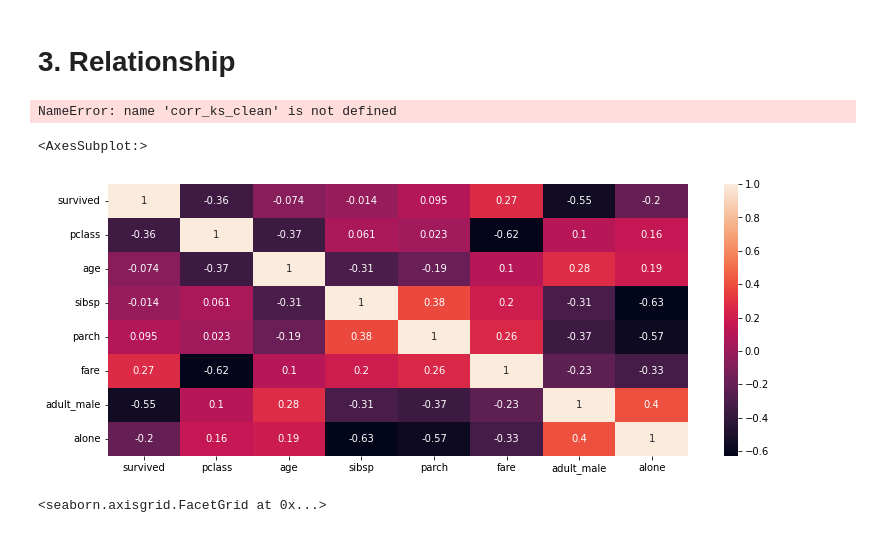
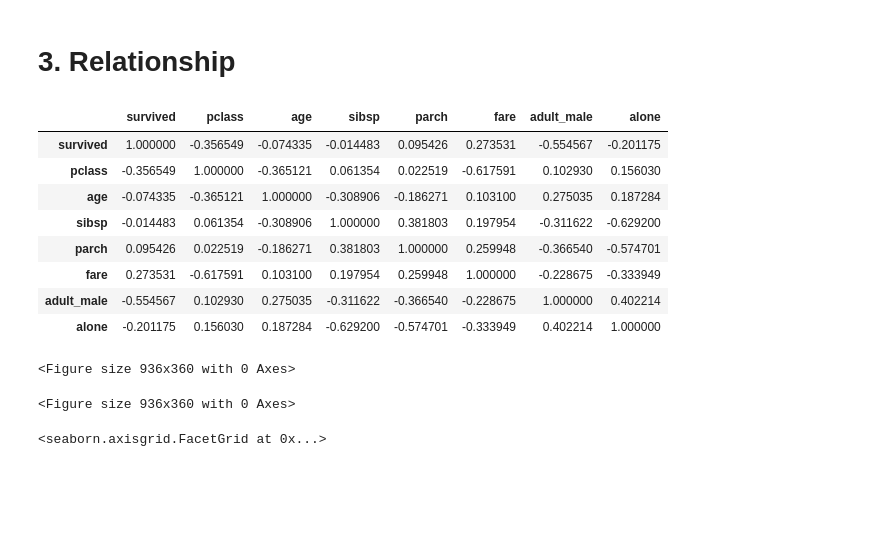
Before and after one commit to Faizack/Data-Science-with-Python, a Jupyter notebook: EDA (Day-14)/EDA.ipynb, the cells around one changed output. Saved outputs shown, nothing was run; the diff lists cells and outputs as text; code cells hidden in the pictures; blank space fills up the shorter version.

```diff
--- a/EDA (Day-14)/EDA.ipynb
+++ b/EDA (Day-14)/EDA.ipynb
@@ -357,15 +354,22 @@ pd.value_counts(ks_clean['pclass']).plot.bar()
 
 # 3. Relationship
 # %%
-corr_ks_clean.corr()
+ks_clean.corr()
 # %% [output]
-NameError: name 'corr_ks_clean' is not defined
+|  | survived | pclass | age | sibsp | parch | fare | adult_male | alone |
+| survived | 1.000000 | -0.356549 | -0.074335 | -0.014483 | 0.095426 | 0.273531 | -0.554567 | -0.201175 |
+| pclass | -0.356549 | 1.000000 | -0.365121 | 0.061354 | 0.022519 | -0.617591 | 0.102930 | 0.156030 |
+| age | -0.074335 | -0.365121 | 1.000000 | -0.308906 | -0.186271 | 0.103100 | 0.275035 | 0.187284 |
+| sibsp | -0.014483 | 0.061354 | -0.308906 | 1.000000 | 0.381803 | 0.197954 | -0.311622 | -0.629200 |
+| parch | 0.095426 | 0.022519 | -0.186271 | 0.381803 | 1.000000 | 0.259948 | -0.366540 | -0.574701 |
+| fare | 0.273531 | -0.617591 | 0.103100 | 0.197954 | 0.259948 | 1.000000 | -0.228675 | -0.333949 |
+| adult_male | -0.554567 | 0.102930 | 0.275035 | -0.311622 | -0.366540 | -0.228675 | 1.000000 | 0.402214 |
+| alone | -0.201175 | 0.156030 | 0.187284 | -0.629200 | -0.574701 | -0.333949 | 0.402214 | 1.000000 |
 # %%
 plt.figure(figsize=(13,5))
-sns.heatmap(corr_ks_clean,annot=True)
 # %% [output]
-<AxesSubplot:>
+<Figure size 936x360 with 0 Axes>
-[figure, removed]
+<Figure size 936x360 with 0 Axes>
 # %%
 
 sns.displot(ks_clean['fare'],kde=True)
```
Also changed, not shown: parts of 1 cell of this notebook, 2 other files.
